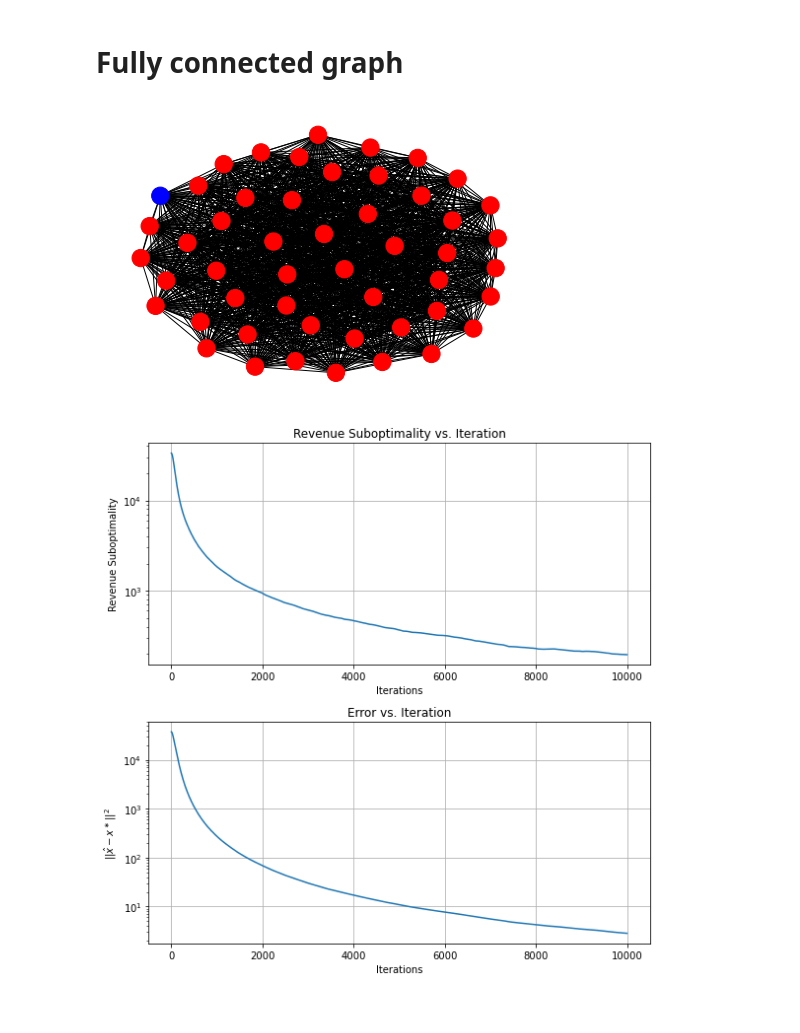
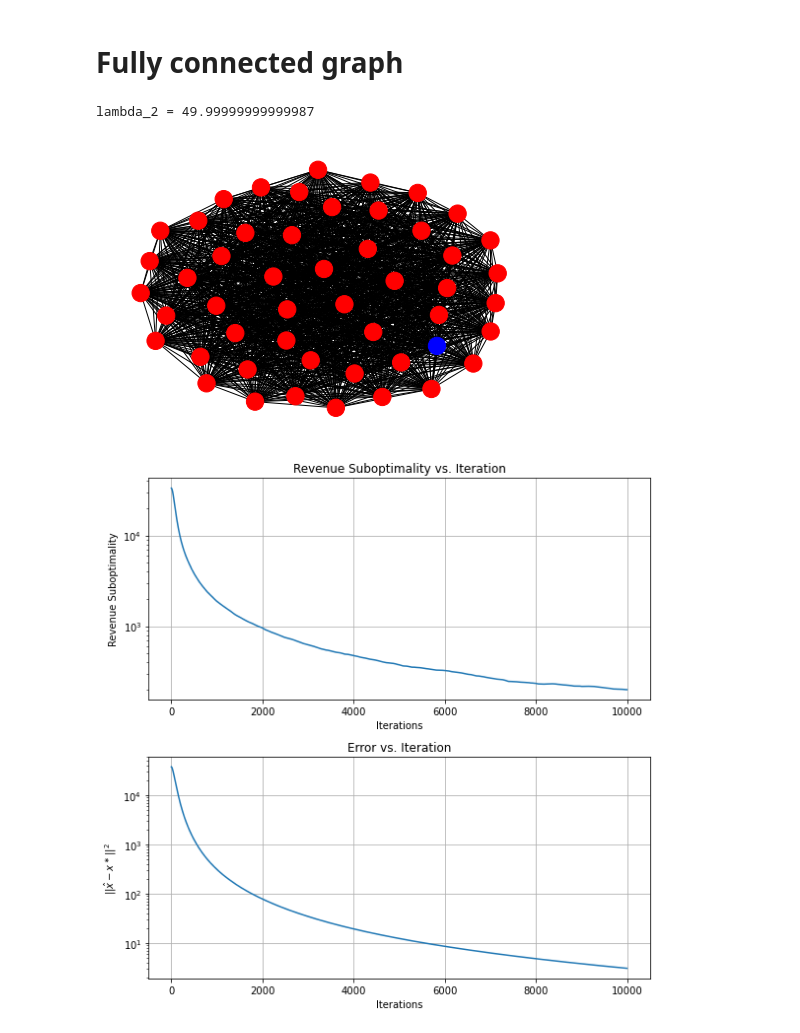
Before and after one commit to evanjfaulkner/Distributed-Opt, a Jupyter notebook: distributed_bertrand.ipynb, the cells around one changed output. Drawn from its saved outputs; the diff is of its cells as text; code cells hidden in the pictures.

```diff
--- a/distributed_bertrand.ipynb
+++ b/distributed_bertrand.ipynb
@@ -91,7 +95,7 @@ socially optimal total revenue: $33403.0
 # Optimization Parameters
 # %%
 step = 1e-2
-alpha = 1
+alpha = 1-1e-3
 iterations = 10000
 p_max = n
 window = iterations
@@ -178,6 +182,9 @@ for node in G.nodes:
     attribute_dict[node] = {'informed': N[node], 'xi': np.random.randn(1)}
 
 nx.set_node_attributes(G, attribute_dict)  # set attributes for each node
+
+l_fc = np.sort(nx.laplacian_spectrum(G))[1]
+print(f'lambda_2 = {np.sort(nx.laplacian_spectrum(G))[1]}')
 
 plt.figure()
 colors = ['b' if inf else 'r' for inf in N]
@@ -190,34 +197,35 @@ P = np.eye(n) - (1/(1+np.max(np.diagonal(P))))*P  # Define doubly stochastic mix
 X = np.random.rand(n,n)
 
 rev_dist = []
 rev_bar = []
 x_dist_hist = []
 x_bar_hist = []
 
 for i in trange(iterations):
     xi = n+np.random.randn(1)
     for node in range(n):
         if G.nodes[node]['informed']:
             G.nodes[node]['xi'] = xi
         else:
             xi_lst = []
             for neig in G.neighbors(node):
                 xi_lst.append(G.nodes[neig]['xi'])
             G.nodes[node]['xi'] = sum(xi_lst)/len(xi_lst)
     x_dist_hist.append(np.mean(X.copy(),axis=0))
     ma_len = min(window,len(x_dist_hist))
     x_bar_hist.append(np.mean(x_dist_hist[-ma_len:],axis=0))
     X = np.dot(P,X)
     temp = []
     for j in range(n):
         xi_j = G.nodes[j]['xi']
         X[j] += (step*(alpha**i))*grad_revenue(X[j],theta,xi_j)
         temp.append(total_revenue(X[j],theta,xi_j))
     rev_dist.append(sum(temp)/len(temp))
     rev_bar.append(np.mean(rev_dist[-ma_len:]))
     X = np.clip(X,0,p_max)
 # %% [output]
+lambda_2 = 49.99999999999987
-[figure, old version]
+[figure, new version]
 # %%
 fig, ax = plt.subplots(2,1,figsize=(8,8))
 rev_err_fc = abs(revenue_so - rev_bar)
```
Also changed, not shown: parts of 9 cells of this notebook, 4 other files.
